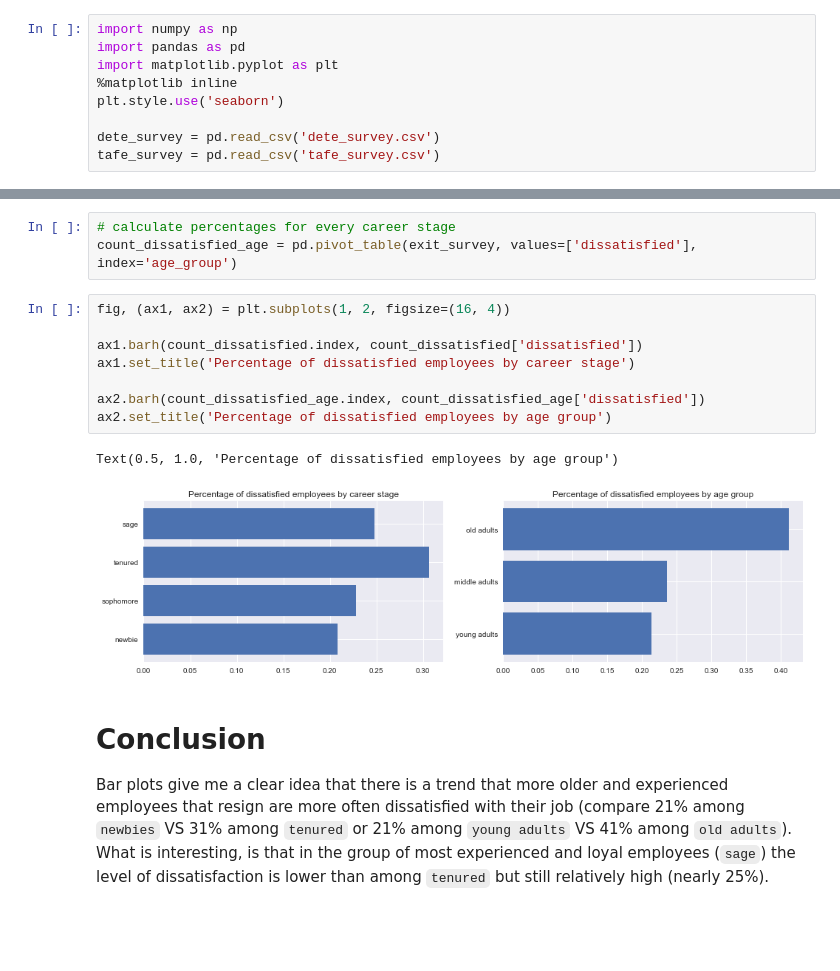
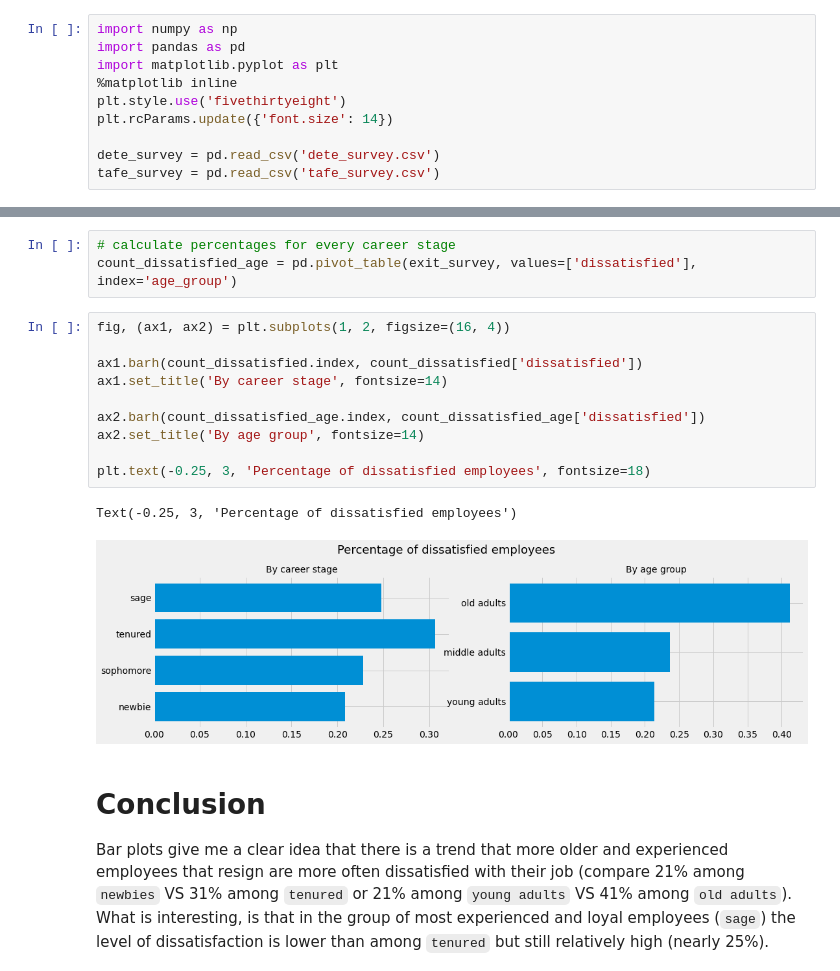
Before and after one commit to kafka-polka-dot/jupyter_projects, a Jupyter notebook: exit_surveys/surveys.ipynb, the cells around one changed output, grey strips where cells are left out. Cells and saved outputs as stored; diff of their text form; blank space fills up the shorter version.

```diff
--- a/exit_surveys/surveys.ipynb
+++ b/exit_surveys/surveys.ipynb
@@ -45,7 +45,8 @@ import numpy as np
 import pandas as pd
 import matplotlib.pyplot as plt
 %matplotlib inline
-plt.style.use('seaborn')
+plt.style.use('fivethirtyeight')
+plt.rcParams.update({'font.size': 14})
 
 dete_survey = pd.read_csv('dete_survey.csv')
 tafe_survey = pd.read_csv('tafe_survey.csv')
@@ -738,14 +747,16 @@ count_dissatisfied_age = pd.pivot_table(exit_survey, values=['dissatisfied'], in
 # %%
 fig, (ax1, ax2) = plt.subplots(1, 2, figsize=(16, 4))
 
 ax1.barh(count_dissatisfied.index, count_dissatisfied['dissatisfied'])
-ax1.set_title('Percentage of dissatisfied employees by career stage')
+ax1.set_title('By career stage', fontsize=14)
 
 ax2.barh(count_dissatisfied_age.index, count_dissatisfied_age['dissatisfied'])
-ax2.set_title('Percentage of dissatisfied employees by age group')
+ax2.set_title('By age group', fontsize=14)
+
+plt.text(-0.25, 3, 'Percentage of dissatisfied employees', fontsize=18)
 # %% [output]
-Text(0.5, 1.0, 'Percentage of dissatisfied employees by age group')
+Text(-0.25, 3, 'Percentage of dissatisfied employees')
-[figure, old version]
+[figure, new version]
 # %% [markdown]
 # Conclusion
 
```
Also changed, not shown: parts of 8 cells of this notebook.
